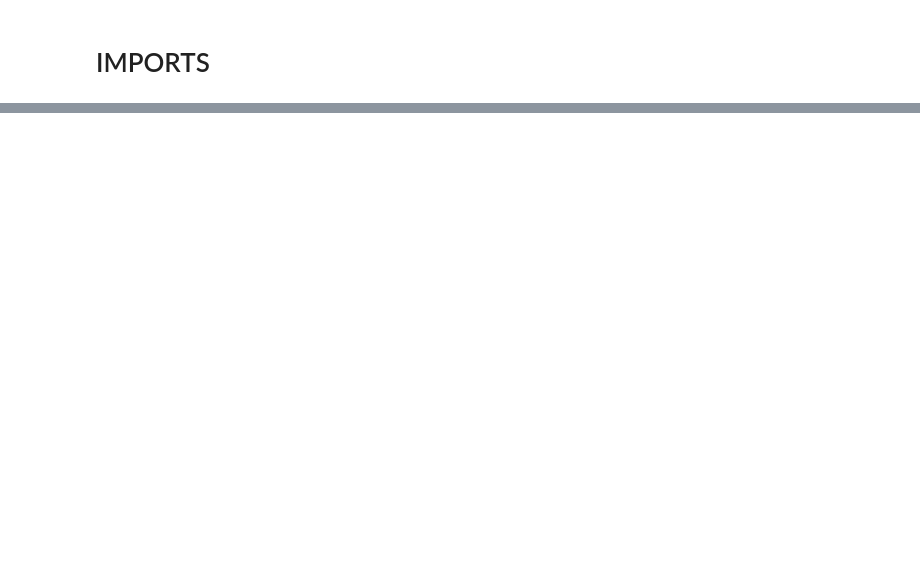
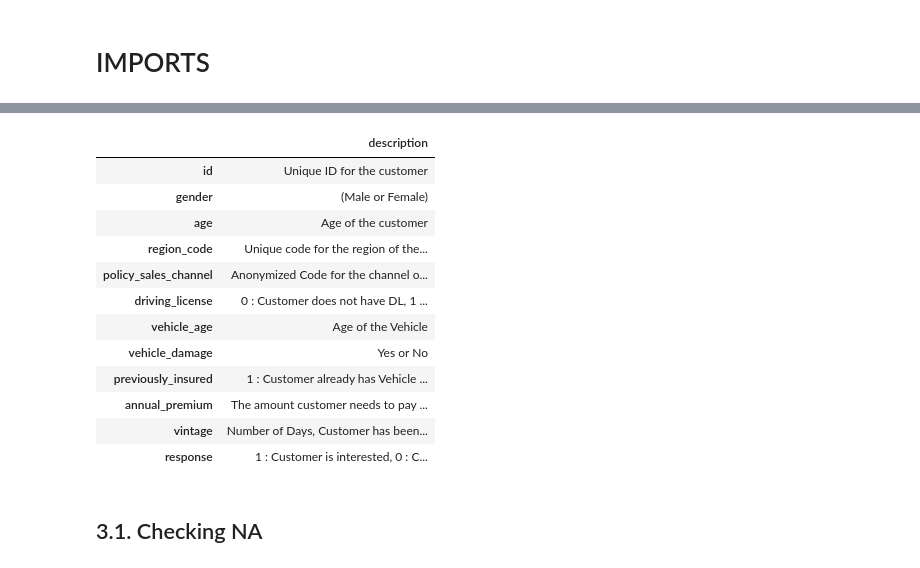
Before and after one commit to AlvaroMatsuda/Insurance_All, a Jupyter notebook: Health_Insurance_Cross_Sell_Project.ipynb, the cells around one changed output, grey strips where cells are left out. Drawn from its saved outputs; the diff is of its cells as text; code cells hidden in the pictures; blank space fills up the shorter version.

```diff
--- a/Health_Insurance_Cross_Sell_Project.ipynb
+++ b/Health_Insurance_Cross_Sell_Project.ipynb
@@ -21,0 +208,34 @@ db = pg.open(host=host, port=port, database=database, user=username, password=pa
+# %%
+# Description of variables
+variables = {'id': 'Unique ID for the customer',
+             'gender': '(Male or Female)',
+             'age': 'Age of the customer',
+             'region_code': 'Unique code for the region of the customer',
+             'policy_sales_channel': 'Anonymized Code for the channel of outreaching to the customer ie. Different Agents, Over Mail, Over Phone, In Person, etc.',
+             'driving_license': '0 : Customer does not have DL, 1 : Customer already has DL',
+             'vehicle_age': 'Age of the Vehicle',
+             'vehicle_damage': "Yes or No",
+             'previously_insured': "1 : Customer already has Vehicle Insurance, 0 : Customer doesn't have Vehicle Insurance",
+             'annual_premium': 'The amount customer needs to pay as premium in the year',
+             'vintage': 'Number of Days, Customer has been associated with the company',
+             'response': '1 : Customer is interested, 0 : Customer is not interested'}
+
+
+pd.set_option('display.max_colwidth', -1);
+pd.DataFrame.from_dict(variables, orient='index', columns=['description'])
+# %% [output]
+|  | description |
+| id | Unique ID for the customer |
+| gender | (Male or Female) |
+| age | Age of the customer |
+| region_code | Unique code for the region of the... |
+| policy_sales_channel | Anonymized Code for the channel o... |
+| driving_license | 0 : Customer does not have DL, 1 ... |
+| vehicle_age | Age of the Vehicle |
+| vehicle_damage | Yes or No |
+| previously_insured | 1 : Customer already has Vehicle ... |
+| annual_premium | The amount customer needs to pay ... |
+| vintage | Number of Days, Customer has been... |
+| response | 1 : Customer is interested, 0 : C... |
+# %% [markdown]
+## 3.1. Checking NA
```
Also changed, not shown: parts of 39 cells of this notebook.
